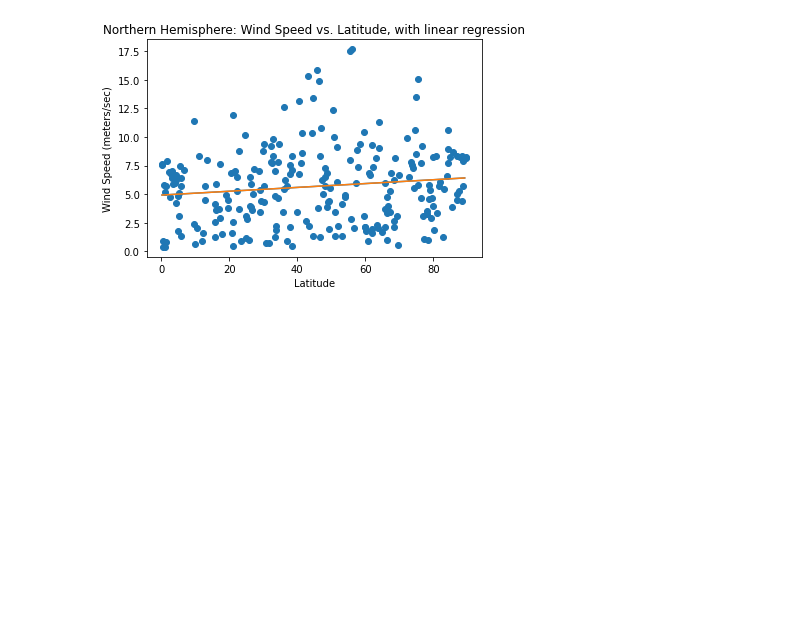
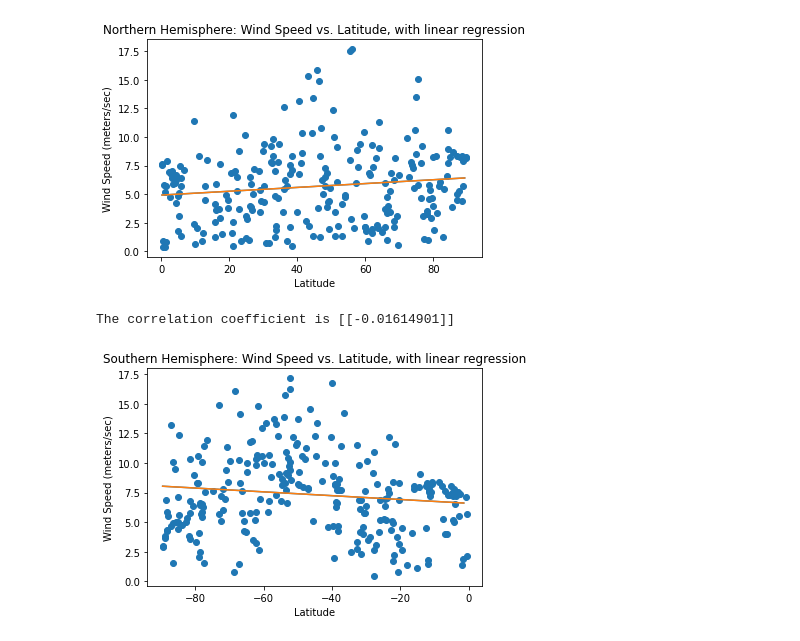
Before and after one commit to BatesJ72/python-api-challenge, a Jupyter notebook: WeatherPy/weatherpy.ipynb, the cells around one changed output. Saved outputs shown, nothing was run; the diff lists cells and outputs as text; code cells hidden in the pictures; blank space fills up the shorter version.

```diff
--- a/WeatherPy/weatherpy.ipynb
+++ b/WeatherPy/weatherpy.ipynb
@@ -419,0 +474,33 @@ The correlation coefficient is [[0.01679243]]
+# %%
+# Linear Regression: Southern Hemisphere - Wind Speed vs. Latitude
+
+X_s_wind_speed_meters_sec = [[l] for l in south["latitude"]]
+y_s_wind_speed_meters_sec = [[c] for c in south["wind_speed_meters_sec"]]
+
+model.fit(X_s_wind_speed_meters_sec, y_s_wind_speed_meters_sec)
+
+coef_s_wind_speed_meters_sec = model.coef_
+print(f"The correlation coefficient is {coef_s_wind_speed_meters_sec}")
+intercept_s_wind_speed_meters_sec = model.intercept_
+
+predict_x_s_wind_speed_meters_sec = np.arange(
+    min(south["latitude"]), max(south["latitude"])
+)
+predict_y_s_wind_speed_meters_sec = [
+    predict_function(e) for e in predict_x_s_wind_speed_meters_sec
+]
+
+
+fig12, ax12 = plt.subplots()
+ax12.set_title("Southern Hemisphere: Wind Speed vs. Latitude, with linear regression")
+plt.xlabel("Latitude")
+plt.ylabel("Wind Speed (meters/sec)")
+
+plt.scatter(X_s_wind_speed_meters_sec, y_s_wind_speed_meters_sec)
+
+plt.plot(predict_x_s_wind_speed_meters_sec, predict_y_s_wind_speed_meters_sec)
+plt.plot(predict_x_s_wind_speed_meters_sec, predict_y_s_wind_speed_meters_sec)
+plt.show()
+# %% [output]
+The correlation coefficient is [[-0.01614901]]
+[figure, added]
```
Also changed, not shown: parts of 14 cells of this notebook.
